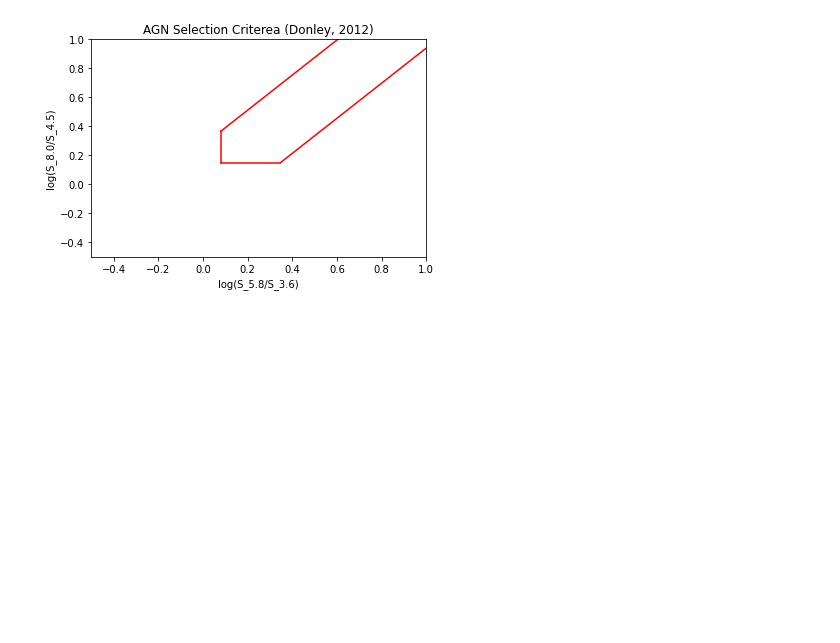
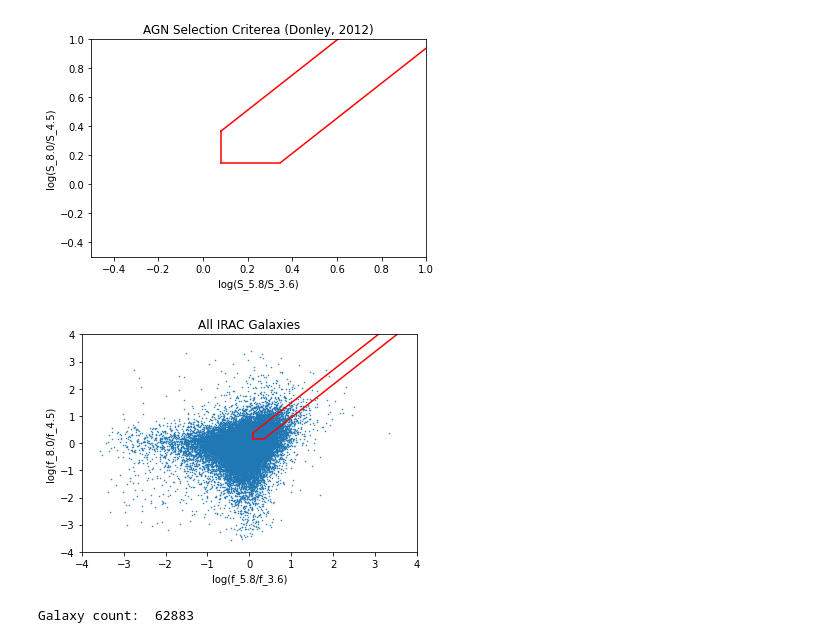
Before and after one commit to parallax-xallaraq/AGNerds, a Jupyter notebook: CEERS_AGN_Search/AGN_Search.ipynb, the cells around one changed output. Saved outputs shown, nothing was run; the diff lists cells and outputs as text; code cells hidden in the pictures; blank space fills up the shorter version.

Commit message:
created color-color IRAC plots
Donley AGN selection

```diff
--- a/CEERS_AGN_Search/AGN_Search.ipynb
+++ b/CEERS_AGN_Search/AGN_Search.ipynb
@@ -177,3 +187,35 @@ plt.title('AGN Selection Criterea (Donley, 2012)')
 plt.show()
 # %% [output]
 [figure]
+# %%
+# -- calculate and plot color for each galaxy
+
+# calculate colors for each galaxy
+x = np.log10( data['IRAC Ch 3'] / data['IRAC Ch 1'] ) # x = log10 ( f_5.6um / f_3.6um )
+y = np.log10( data['IRAC Ch 4'] / data['IRAC Ch 2'] ) # y = log10 ( f_8.0um / f_4.5 um )
+
+# plot each galaxy as a point
+plt.plot(x, y, 'o', markersize=0.5)
+
+# plot selection box
+plt.plot( [x_min, x_min], [y_min, y_int_xmin], 'r') # x >= 0.08
+plt.plot( [x_min, x_int_ymin], [y_min, y_min], 'r') # y >= 0.15
+plt.plot( [x_int_ymin, max], [y1_low,y2_low], 'r')  # y >= 1.21x - 0.27
+plt.plot( [x_min, max], [y1_high,y2_high], 'r')     # y <= 1.21x + 0.27
+
+# set axis range
+plt.axis([-4,4,-4,4])
+
+# set text
+plt.xlabel('log(f_5.8/f_3.6)')
+plt.ylabel('log(f_8.0/f_4.5)')
+plt.title('All IRAC Galaxies')
+
+# show plot
+plt.show()
+
+# print number of galaxies
+print('Galaxy count: ', len(x))
+# %% [output]
+[figure, added]
+Galaxy count:  62883
```
Also changed, not shown: parts of 5 cells of this notebook.
